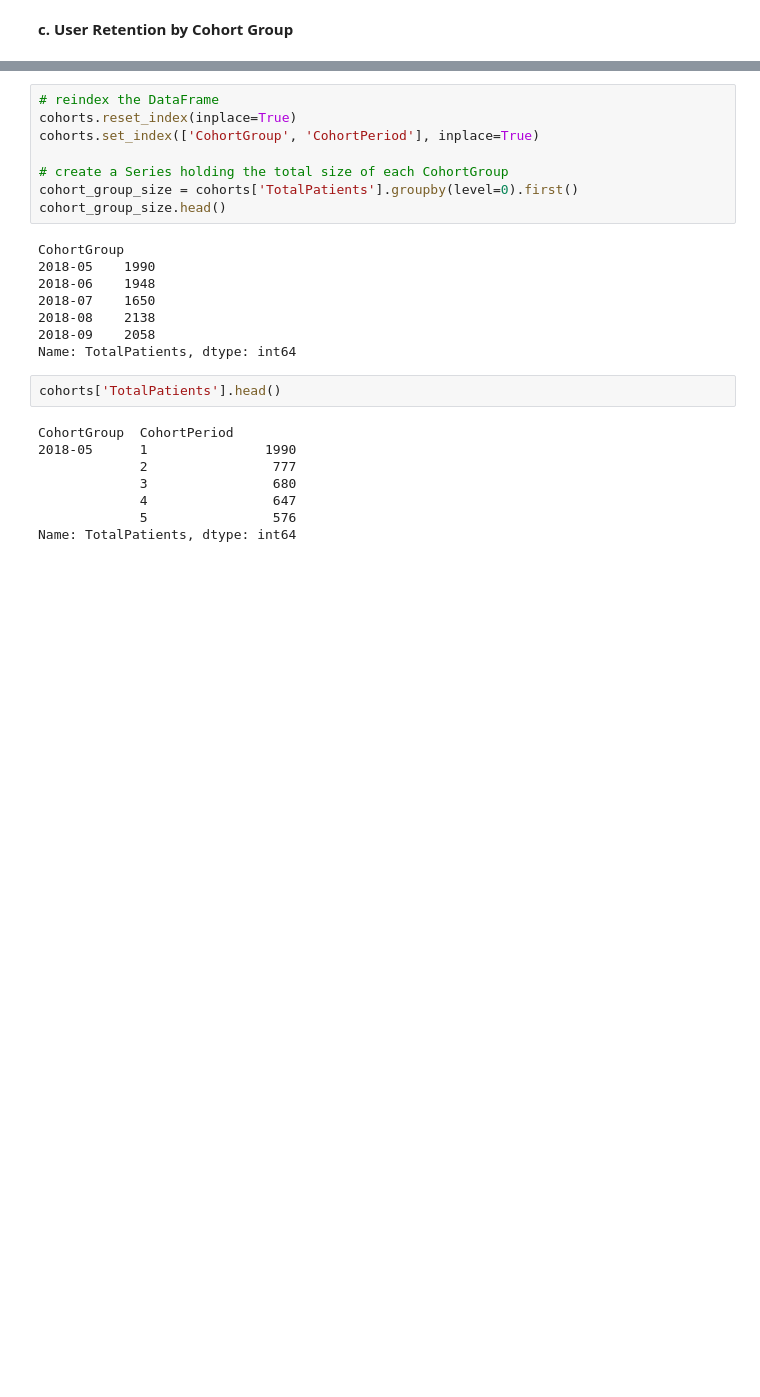
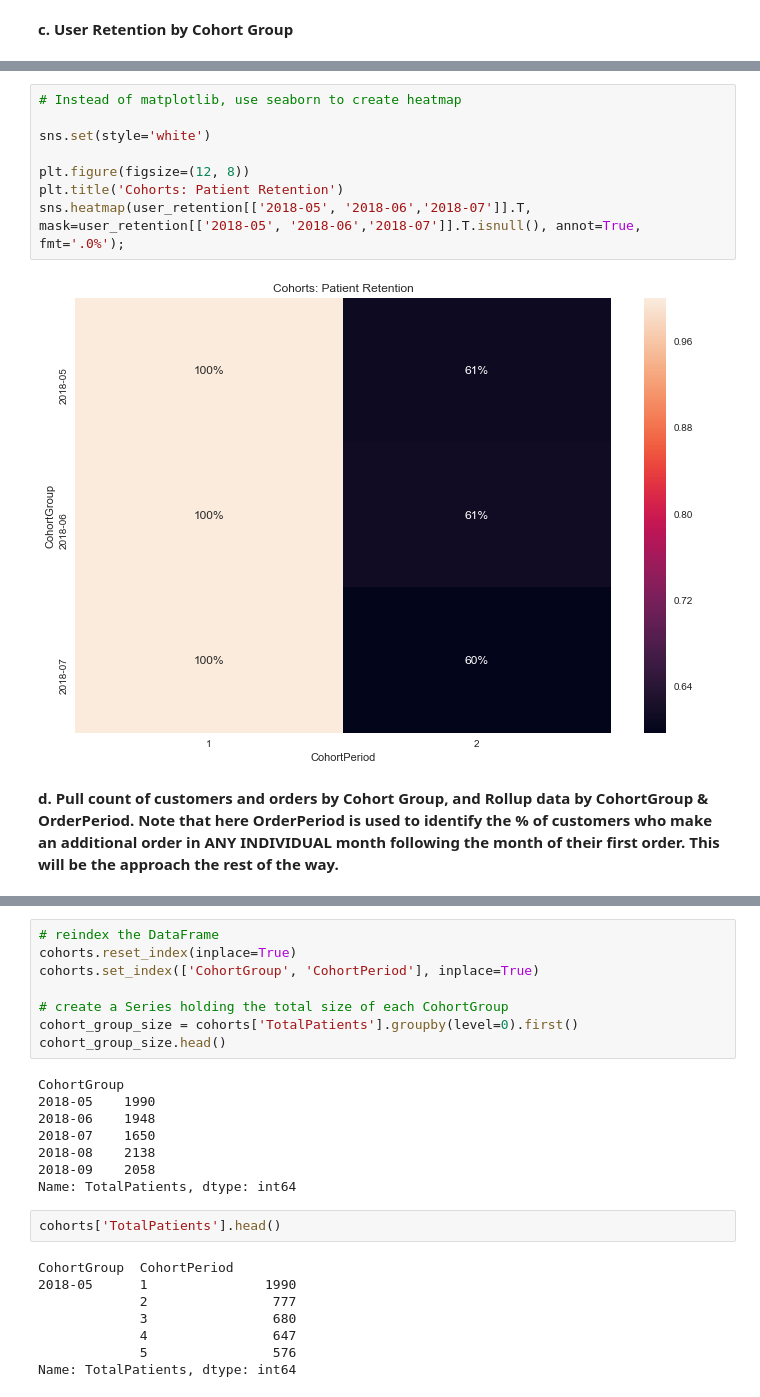
Before and after one commit to MartinAlonzo1/capsule, a Jupyter notebook: Capsule.ipynb, the cells around one changed output, grey strips where cells are left out. Cells and saved outputs as stored; diff of their text form; blank space fills up the shorter version.

```diff
--- a/Capsule.ipynb
+++ b/Capsule.ipynb
@@ -228,0 +273,12 @@ cohorts.head()
+# %%
+# Instead of matplotlib, use seaborn to create heatmap
+
+sns.set(style='white')
+
+plt.figure(figsize=(12, 8))
+plt.title('Cohorts: Patient Retention')
+sns.heatmap(user_retention[['2018-05', '2018-06','2018-07']].T, mask=user_retention[['2018-05', '2018-06','2018-07']].T.isnull(), annot=True, fmt='.0%');
+# %% [output]
+[figure, added]
+# %% [markdown]
+**d. Pull count of customers and orders by Cohort Group, and Rollup data by CohortGroup & OrderPeriod. Note that here OrderPeriod is used to identify the % of customers who make an additional order in ANY INDIVIDUAL month following the month of their first order. This will be the approach the rest of the way.**
```
Also changed, not shown: parts of 22 cells of this notebook.
